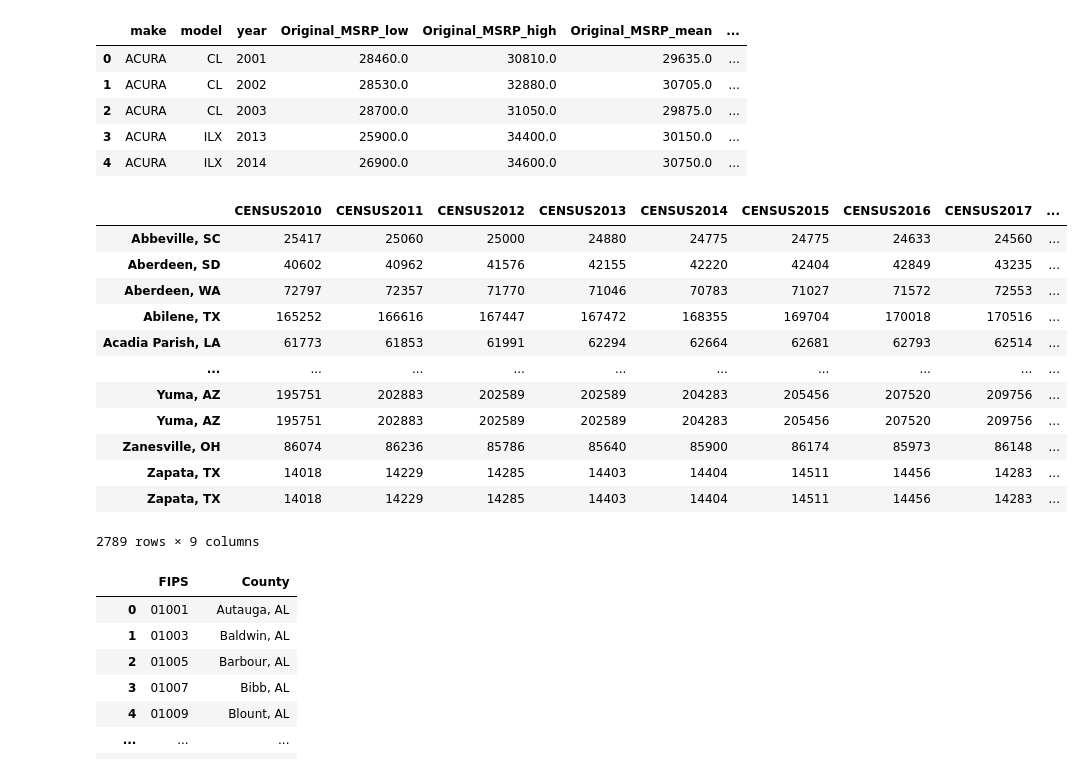
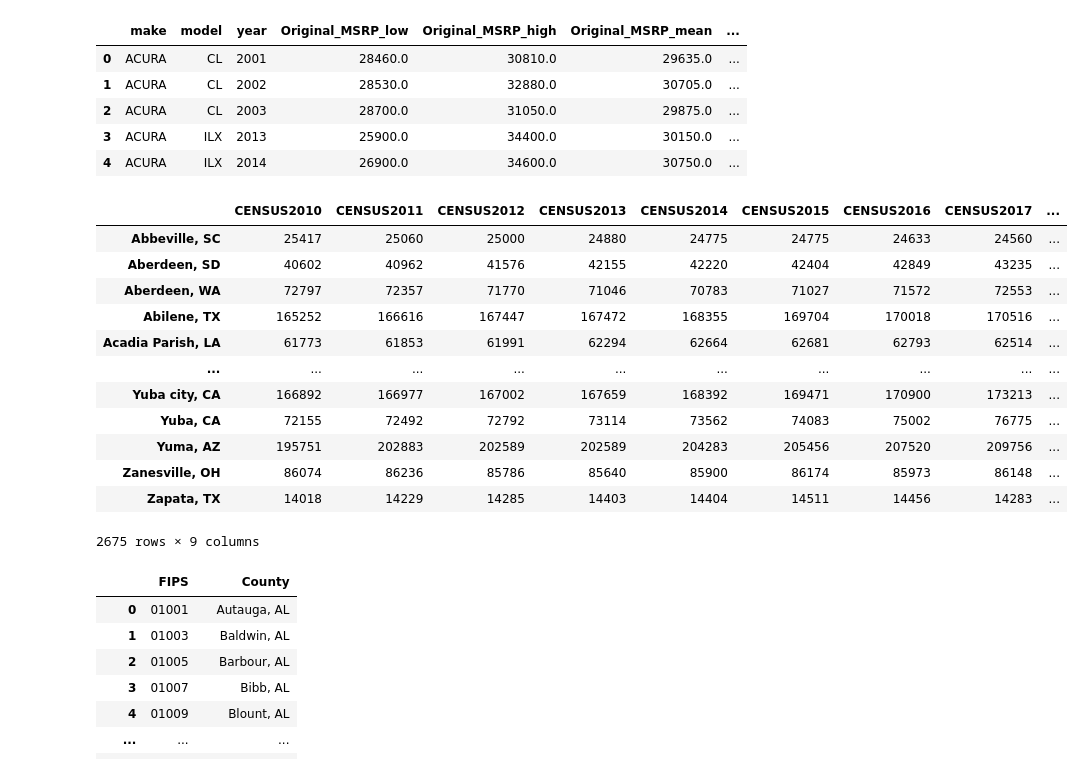
Before and after one commit to erv4gen/Research-Salvage-Autos, a Jupyter notebook: Structure-Demographics-County.ipynb, the cells around one changed output. Drawn from its saved outputs; the diff is of its cells as text; code cells hidden in the pictures.

```diff
--- a/Structure-Demographics-County.ipynb
+++ b/Structure-Demographics-County.ipynb
@@ -200,34 +203,36 @@ carfax.to_csv(path_to_carfax)
 # %%
 #population data
 path_to_pop = path_to_csv + 'US-Population\\cbsa-est2018-alldata.xlsx'
 pop = pd.read_excel(path_to_pop,sheet_name=1#,index_col=0
                      )
 pop['NAME'] =pop['NAME'].str.strip()
 pop = (pop.set_index('NAME').rename({'CENSUS2010POP': 'CENSUS2010'},axis=1)
         .drop(['ESTIMATESBASE2010','POPESTIMATE2010'],axis=1)
         )
 pop.columns = [col.replace('POPESTIMATE','CENSUS') for col in pop.columns]
 
-pop.index = [', '.join([x.strip() for x in ind.replace(' County','').split(',')]
+pop.index = [', '.join([x.strip() for x in ind.replace(' County','').replace('/city','').replace('City','city').split(',')]
                             )
                  for ind in pop.index]
 
+
+pop = pop.loc[~pop.index.duplicated(keep='first')]
 pop.to_csv('csv/pop.csv')
 pop.sort_index()
 # %% [output]
 |  | CENSUS2010 | CENSUS2011 | CENSUS2012 | CENSUS2013 | CENSUS2014 | CENSUS2015 | CENSUS2016 | CENSUS2017 | ... |
 | Abbeville, SC | 25417 | 25060 | 25000 | 24880 | 24775 | 24775 | 24633 | 24560 | ... |
 | Aberdeen, SD | 40602 | 40962 | 41576 | 42155 | 42220 | 42404 | 42849 | 43235 | ... |
 | Aberdeen, WA | 72797 | 72357 | 71770 | 71046 | 70783 | 71027 | 71572 | 72553 | ... |
 | Abilene, TX | 165252 | 166616 | 167447 | 167472 | 168355 | 169704 | 170018 | 170516 | ... |
 | Acadia Parish, LA | 61773 | 61853 | 61991 | 62294 | 62664 | 62681 | 62793 | 62514 | ... |
 | ... | ... | ... | ... | ... | ... | ... | ... | ... | ... |
-| Yuma, AZ | 195751 | 202883 | 202589 | 202589 | 204283 | 205456 | 207520 | 209756 | ... |
+| Yuba city, CA | 166892 | 166977 | 167002 | 167659 | 168392 | 169471 | 170900 | 173213 | ... |
+| Yuba, CA | 72155 | 72492 | 72792 | 73114 | 73562 | 74083 | 75002 | 76775 | ... |
 | Yuma, AZ | 195751 | 202883 | 202589 | 202589 | 204283 | 205456 | 207520 | 209756 | ... |
 | Zanesville, OH | 86074 | 86236 | 85786 | 85640 | 85900 | 86174 | 85973 | 86148 | ... |
 | Zapata, TX | 14018 | 14229 | 14285 | 14403 | 14404 | 14511 | 14456 | 14283 | ... |
-| Zapata, TX | 14018 | 14229 | 14285 | 14403 | 14404 | 14511 | 14456 | 14283 | ... |
-2789 rows × 9 columns
+2675 rows × 9 columns
 # %%
 # #fibs codes
 # path_to_c_codes = path_to_csv +'Us-zipcodes\\fips_codes_website.xls'
```
Also changed, not shown: parts of 6 cells of this notebook, 3 other files.
